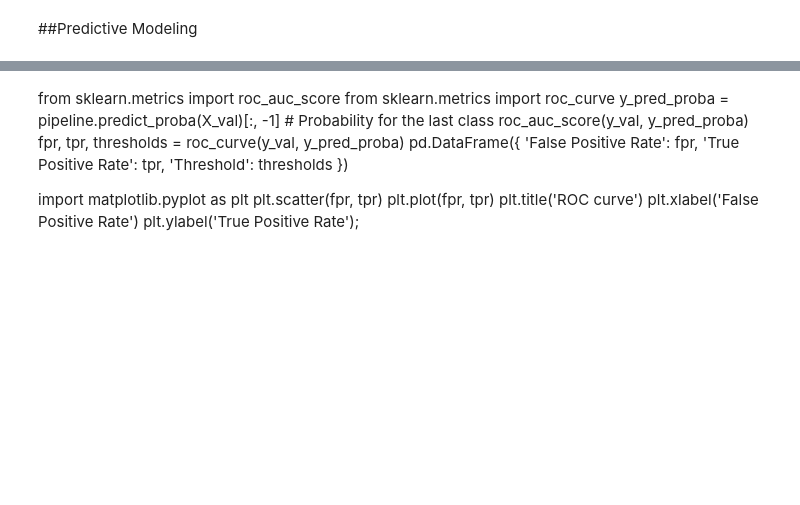
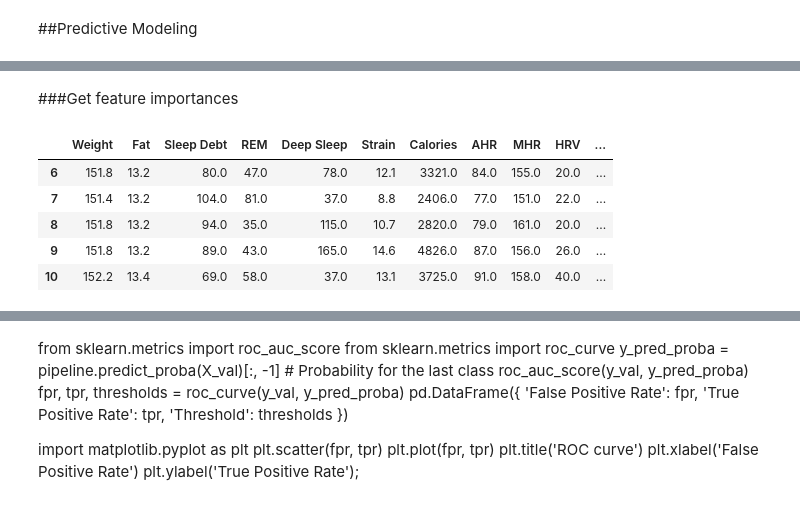
Before and after one commit to filchyboy/Personal_Health_Fitness, a Jupyter notebook: The_Daily.ipynb, the cells around one changed output, grey strips where cells are left out. Cells and saved outputs as stored; diff of their text form; code cells hidden in the pictures; blank space fills up the shorter version.

```diff
--- a/The_Daily.ipynb
+++ b/The_Daily.ipynb
@@ -204,0 +317,11 @@ list(X_train.columns.values)
+# %% [markdown]
+###Get feature importances
+# %%
+X_train_encoded.head()
+# %% [output]
+|  | Weight | Fat | Sleep Debt | REM | Deep Sleep | Strain | Calories | AHR | MHR | HRV | ... |
+| 6 | 151.8 | 13.2 | 80.0 | 47.0 | 78.0 | 12.1 | 3321.0 | 84.0 | 155.0 | 20.0 | ... |
+| 7 | 151.4 | 13.2 | 104.0 | 81.0 | 37.0 | 8.8 | 2406.0 | 77.0 | 151.0 | 22.0 | ... |
+| 8 | 151.8 | 13.2 | 94.0 | 35.0 | 115.0 | 10.7 | 2820.0 | 79.0 | 161.0 | 20.0 | ... |
+| 9 | 151.8 | 13.2 | 89.0 | 43.0 | 165.0 | 14.6 | 4826.0 | 87.0 | 156.0 | 26.0 | ... |
+| 10 | 152.2 | 13.4 | 69.0 | 58.0 | 37.0 | 13.1 | 3725.0 | 91.0 | 158.0 | 40.0 | ... |
```
Also changed, not shown: parts of 37 cells of this notebook.
